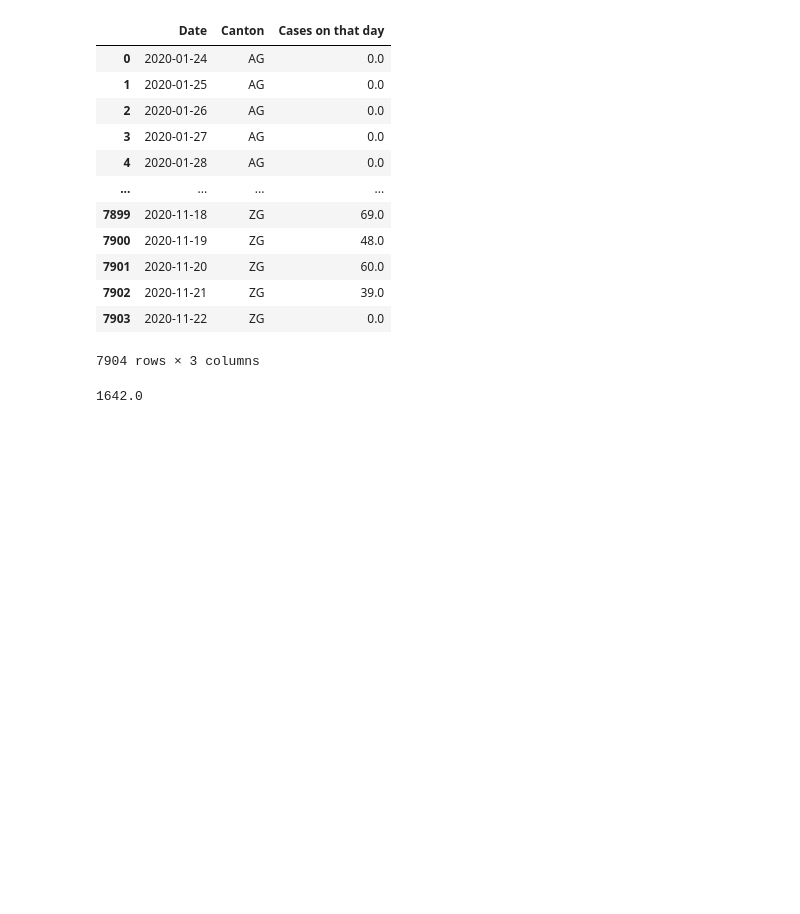
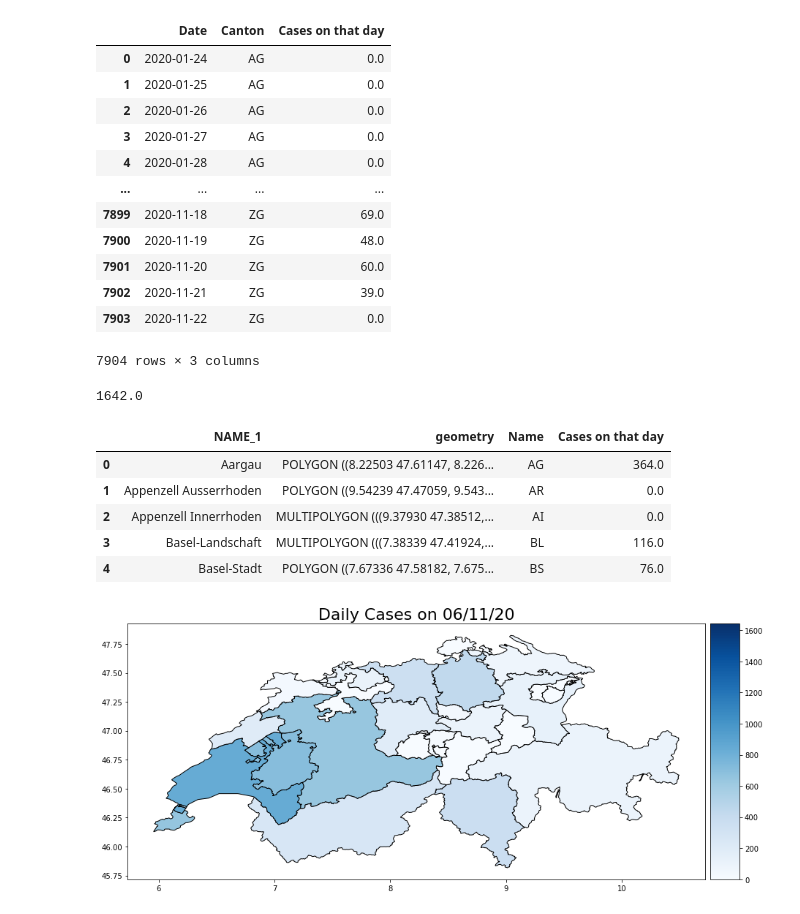
Before and after one commit to Ronnocsep/Covid19-Geospatial-Analysis, a Jupyter notebook: Switzerland Covid.ipynb, the cells around one changed output. Drawn from its saved outputs; the diff is of its cells as text; code cells hidden in the pictures; blank space fills up the shorter version.

```diff
--- a/Switzerland Covid.ipynb
+++ b/Switzerland Covid.ipynb
@@ -369,18 +369,28 @@ def get_daily_cases_on(a_date):
 # %%
 #Make an example daily cases image for read_me file
 
-
-test = get_daily_cases_on(pd.to_datetime("9/04/20", dayfirst=True))
+'''
+test = get_daily_cases_on(pd.to_datetime("06/11/20", dayfirst=True))
 display(test.head())
 
 #Deal with legend
 fig, ax = plt.subplots(1,1, figsize=(15,15))
 
 from mpl_toolkits.axes_grid1 import make_axes_locatable
 divider = make_axes_locatable(ax)
 cax = divider.append_axes("right", size="5%", pad=0.1)
 
-test.plot(ax=ax, cax=cax, column="Cumulative Cases", edgecolor="black", cmap="OrRd", vmin=0, vmax=max_cases, legend=True)
-ax.set_title("Daily Cases on 04/08/20", fontsize=22)
+test.plot(ax=ax, cax=cax, column="Cases on that day", edgecolor="black", cmap="Blues", vmin=0, vmax=max_daily_cases, legend=True)
+ax.set_title("Daily Cases on 06/11/20", fontsize=22)
 
-plt.savefig("/Users/connorhughes/Desktop/daily_example_2020-08-04.png", bbox_inches='tight')
+plt.savefig("/Users/connorhughes/Documents/GitHub/Covid19-Geospatial-Analysis/daily_cases_example_2020-11-06.png", bbox_inches='tight')
+
+'''
+# %% [output]
+|  | NAME_1 | geometry | Name | Cases on that day |
+| 0 | Aargau | POLYGON ((8.22503 47.61147, 8.226... | AG | 364.0 |
+| 1 | Appenzell Ausserrhoden | POLYGON ((9.54239 47.47059, 9.543... | AR | 0.0 |
+| 2 | Appenzell Innerrhoden | MULTIPOLYGON (((9.37930 47.38512,... | AI | 0.0 |
+| 3 | Basel-Landschaft | MULTIPOLYGON (((7.38339 47.41924,... | BL | 116.0 |
+| 4 | Basel-Stadt | POLYGON ((7.67336 47.58182, 7.675... | BS | 76.0 |
+[figure, added]
```
Also changed, not shown: 2 other files.
